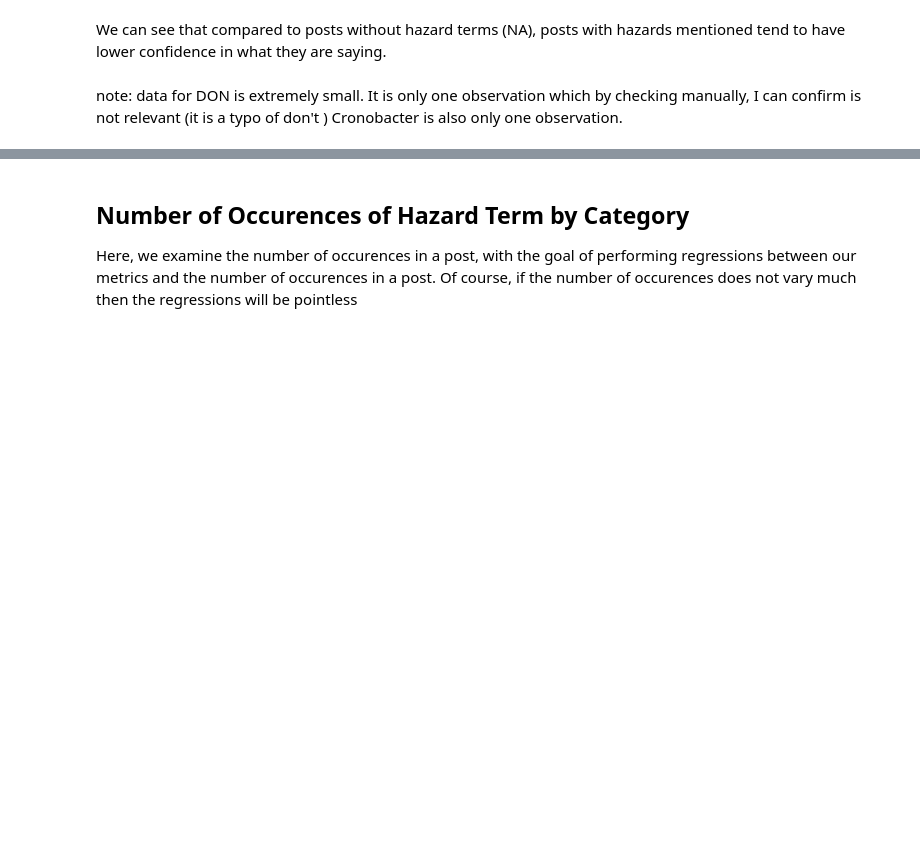
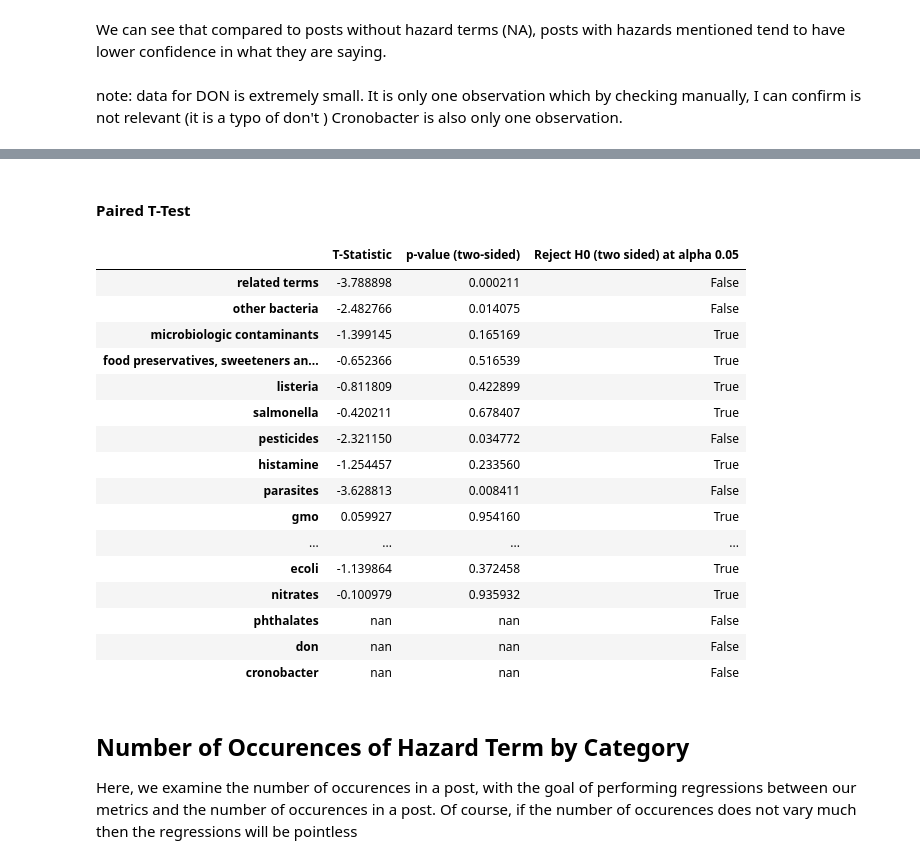
Before and after one commit to nershman/SAFFI-Project, a Jupyter notebook: notebooks/NETMUMS-topicmining-POSTS.ipynb, the cells around one changed output, grey strips where cells are left out. Cells and saved outputs as stored; diff of their text form; code cells hidden in the pictures; blank space fills up the shorter version.

```diff
--- a/notebooks/NETMUMS-topicmining-POSTS.ipynb
+++ b/notebooks/NETMUMS-topicmining-POSTS.ipynb
@@ -948,3 +1300,26 @@ Cronobacter is also only one observation.
+# %% [markdown]
+#### Paired T-Test
+# %%
+T_Test = get_paired_t_tests(paired_values, 'modality_sentence_mean')
+display_t_test()
+# %% [output]
+|  | T-Statistic | p-value (two-sided) | Reject H0 (two sided) at alpha 0.05 |
+| related terms | -3.788898 | 0.000211 | False |
+| other bacteria | -2.482766 | 0.014075 | False |
+| microbiologic contaminants | -1.399145 | 0.165169 | True |
+| food preservatives, sweeteners an... | -0.652366 | 0.516539 | True |
+| listeria | -0.811809 | 0.422899 | True |
+| salmonella | -0.420211 | 0.678407 | True |
+| pesticides | -2.321150 | 0.034772 | False |
+| histamine | -1.254457 | 0.233560 | True |
+| parasites | -3.628813 | 0.008411 | False |
+| gmo | 0.059927 | 0.954160 | True |
+| ... | ... | ... | ... |
+| ecoli | -1.139864 | 0.372458 | True |
+| nitrates | -0.100979 | 0.935932 | True |
+| phthalates | nan | nan | False |
+| don | nan | nan | False |
+| cronobacter | nan | nan | False |
 # %% [markdown]
 ## Number of Occurences of Hazard Term by Category
 
```
Also changed, not shown: parts of 59 cells of this notebook.
